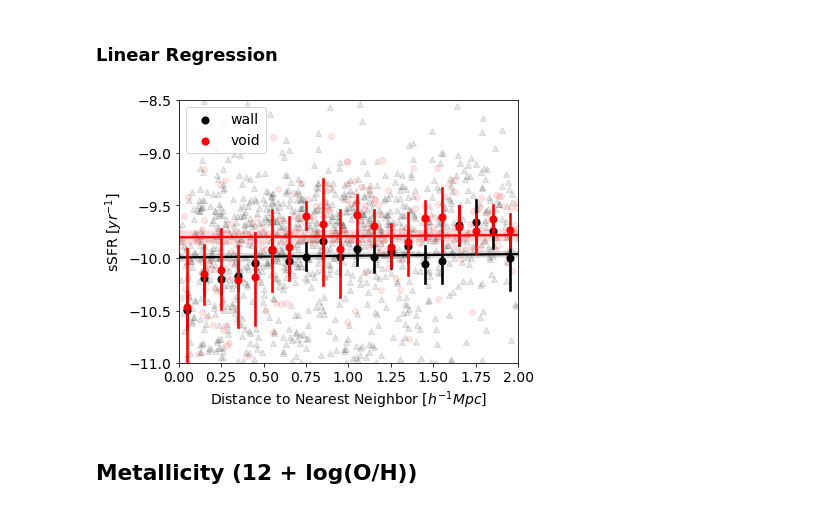
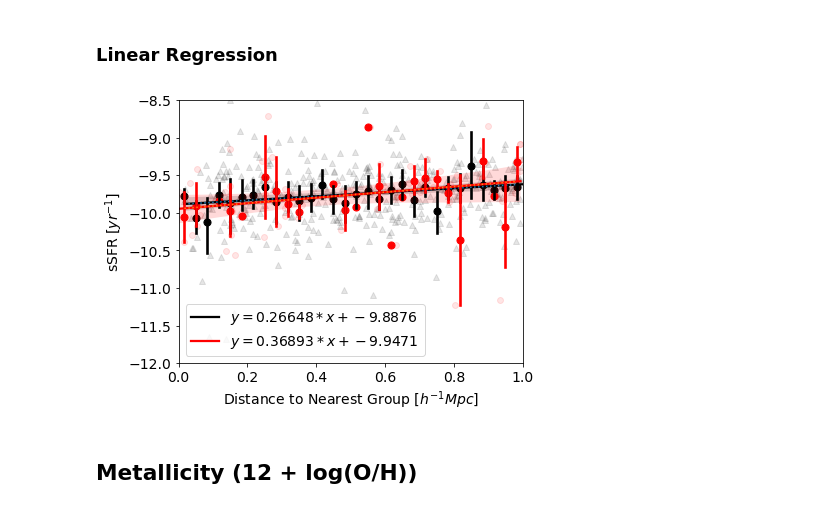
Before and after one commit to kadglass/SmallScale, a Jupyter notebook: DR7 Groups 2D Neighbors PH and LR.ipynb, the cells around one changed output. Drawn from its saved outputs; the diff is of its cells as text; code cells hidden in the pictures.

```diff
--- a/DR7 Groups 2D Neighbors PH and LR.ipynb
+++ b/DR7 Groups 2D Neighbors PH and LR.ipynb
@@ -17,5 +21,5 @@ import seaborn as sns
 # %%
-dwarf_table = Table.read('g_dwarf_table.txt', format = 'ascii.commented_header')
+dwarf_table = Table.read('g_dwarf_table_2D.txt', format = 'ascii.commented_header')
 dwarf_table[:5]
 # %% [output]
 Table length=5
@@ -124,7 +128,7 @@ for select, mc, label, c, m in zip([dwarf_wall, dwarf_void], ['black', 'red'], [
                    np.array([yavg[0], *yavg, yavg[-1]]) - np.array([yerr[0], *yerr, yerr[-1]]),
                    color = c, alpha = 0.15)
 
-    ax.set(xlabel='Distance to Nearest Neighbor [$h^{-1}Mpc]$', ylabel='u-r', xlim=([0,1]), ylim=([-0.5,3]));
+    ax.set(xlabel='Distance to Nearest Group [$h^{-1}Mpc]$', ylabel='u-r', xlim=([0,1]), ylim=([-0.5,3]));
     ax.legend();
 
     #fig.savefig('group_sfd_ur_2D_PH.png')
@@ -234,7 +248,7 @@ for select, mc, label, c, m in zip([dwarf_wall, dwarf_void], ['black', 'red'], [
                    np.array([yavg[0], *yavg, yavg[-1]]) - np.array([yerr[0], *yerr, yerr[-1]]),
                    color = c, alpha = 0.15)
 
-    ax.set(xlabel='Distance to Nearest Neighbor [$h^{-1}Mpc]$', ylabel='sSFR [$yr^{-1}]$', xlim=([0,1]), ylim=(-12,-9));
+    ax.set(xlabel='Distance to Nearest Group [$h^{-1}Mpc]$', ylabel='sSFR [$yr^{-1}]$', xlim=([0,1]), ylim=(-12,-9));
     ax.legend();
 
     #fig.savefig('group_sfd_sSFR_2D_PH.png')
@@ -266,34 +280,45 @@ for select, mc, label, c, m in zip([dwarf_wall, dwarf_void], ['black', 'red'], [
 # %%
 fig, ax = plt.subplots(1,1, figsize=(6.4,4.8), tight_layout=True)
 plt.rcParams.update({'font.size': 14})
+
+d_max = 1
+
 for select, mc, label, c, m in zip([dwarf_wall, dwarf_void], ['black', 'red'], ['wall', 'void'], ['k', 'r'], ['^', 'o']):
 
-    #d = dwarf_table['2D_group_dist'][select & sfd]
-    #vals = dwarf_table['sSFR'][select & sfd]
+    d_all = dwarf_table['2D_group_dist'][select & sfd]
+    vals_all = dwarf_table['sSFR'][select & sfd]
 
-    d = dwarf_table['2D_group_dist'][select]
-    vals = dwarf_table['sSFR'][select]
+    #d_all = dwarf_table['2D_group_dist'][select]
+    #vals_all = dwarf_table['sSFR'][select]
+
+    mask = (d_all > 0) & (d_all <= 1)
+    d = d_all[mask]
+    vals = vals_all[mask]
 
     nonan = ~np.isnan(vals)
 
     ax.scatter(d[nonan], vals[nonan], alpha=0.1, color=c, marker=m)
 
-    xedges = np.linspace(0,3,31)
+    xedges = np.linspace(0,1,31)
     xcenters = 0.5*(xedges[1:] + xedges[:-1])
 
-    sns.regplot(x=d[nonan], y=vals[nonan], x_bins=xcenters, color=mc, ax=ax, label=label)
+    #sns.regplot(x=d[nonan], y=vals[nonan], x_bins=xcenters, color=mc, ax=ax, label=label)
 
+    slope, intercept, r_value, pv, se = stats.linregress(d[nonan], vals[nonan])
+    sns.regplot(x=d[nonan], y=vals[nonan], x_bins=xcenters, color=mc, ax=ax,
+                line_kws={'label':'$y=%3.7s*x+%3.7s$'%(slope, intercept)})
 
+    plt.plot(xcenters, slope*xcenters+intercept, ':')
 
-    ax.set(xlabel='Distance to Nearest Neighbor [$h^{-1}Mpc]$', ylabel='sSFR [$yr^{-1}]$', xlim=(0,2), ylim=(-11,-8.5));
+    ax.set(xlabel='Distance to Nearest Group [$h^{-1}Mpc]$', ylabel='sSFR [$yr^{-1}]$', xlim=(0,1), ylim=(-12,-8.5));
 
     ax.legend()
 
     #fig.savefig('group_sfd_sSFR_2D_LR.png')
 
     #fig.savefig('group_sSFR_2D_LR.png')
 # %% [output]
-[figure, old version]
+[figure, new version]
 # %%
 '''fig, ax = plt.subplots(1,1, figsize=(6.4,4.8), tight_layout=True)
 
```
Also changed, not shown: parts of 7 cells of this notebook, 10 other files.
